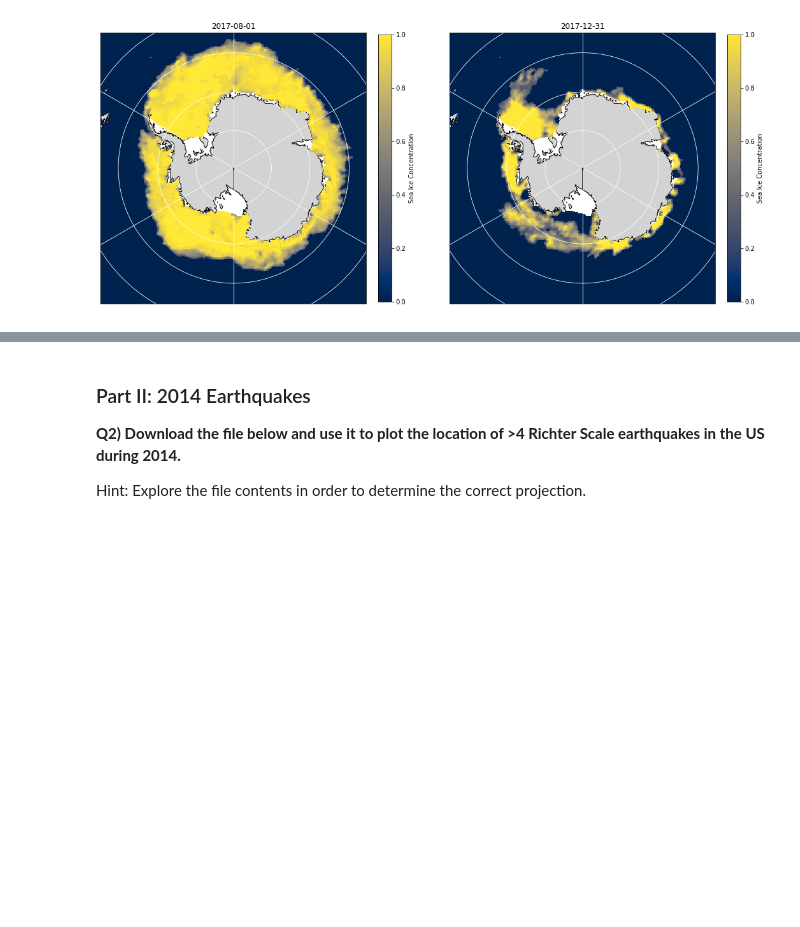
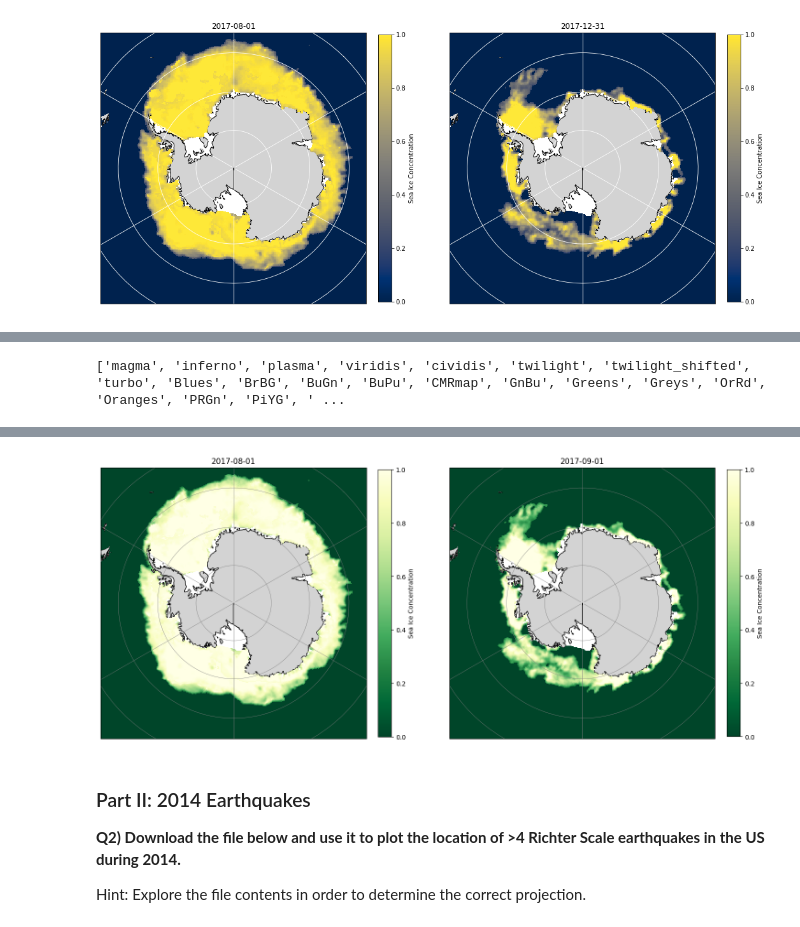
Before and after one commit to MarcoZanine/2024_Intro_Python, a Jupyter notebook: W2_S2.ipynb, the cells around one changed output, grey strips where cells are left out. Saved outputs shown, nothing was run; the diff lists cells and outputs as text; code cells hidden in the pictures; blank space fills up the shorter version.

```diff
--- a/W2_S2.ipynb
+++ b/W2_S2.ipynb
@@ -191,19 +240,24 @@ ModuleNotFoundError: No module named 'netCDF4'
+# %%
+print(plt.colormaps())
+# %% [output]
+['magma', 'inferno', 'plasma', 'viridis', 'cividis', 'twilight', 'twilight_shifted', 'turbo', 'Blues', 'BrBG', 'BuGn', 'BuPu', 'CMRmap', 'GnBu', 'Greens', 'Greys', 'OrRd', 'Oranges', 'PRGn', 'PiYG', ' ...
 # %%
+!pip install --upgrade cartopy
 import matplotlib.pyplot as plt
 #import cartopy.feature as cfeature
 import numpy as np
 
-fig,ax = plt.subplots(_,_,figsize=(18, 12),subplot_kw={'projection': ccrs.___________________()})
+fig,ax = plt.subplots(1,2,figsize=(18, 12),subplot_kw={'projection': ccrs.SouthPolarStereo()})
 # The rest doesn't change:
-ax[_].set_extent([-180, 180, -90, -55], ccrs.PlateCarree())
+ax[0].set_extent([-180, 180, -90, -55], ccrs.PlateCarree())
 
 ######################################################################################################################################################
 # Add Land and gridlines
 # Hint: Check edgecolor to show coast, and facecolor to color the continent
 # Hint: https://matplotlib.org/stable/gallery/color/named_colors.html for the names of the colors available
 ######################################################################################################################################################
-ax[_].______________(cartopy.______.____, edgecolor='___',facecolor='________')
-ax[_].gridlines(lw=_,color='_')
+ax[0].add_feature(cartopy.feature.LAND, edgecolor='black',facecolor='lightgray')
+ax[0].gridlines(lw=0.5,color='gray')
 ######################################################################################################################################################
 # Add Contours
 # Hint: X (Y) data in the pcolormesh should be the longitude and latitude of the sea ice data.
@@ -211,15 +265,18 @@ ax[_].gridlines(lw=_,color='_')
 # Hint: longitude and latitude can be accessed with seaice1.variables['longitude'][:], seaice1.variables['latitude'][:]
 # Hint: Check this website: https://matplotlib.org/stable/tutorials/colors/colormaps.html for available colormaps
 ######################################################################################################################################################
-____ = ax[0].pcolormesh(___________, ____________, np.ma.masked_greater(var_toplot1[_________],1), transform=__________,vmin=0,vmax=1,cmap=____)
-plt.colorbar(____,ax=ax[_],fraction=0.046, pad=0.04,____='__________________')
-ax[_].set_title('2017-08-01')
+# The transform keyword argument should be set to ccrs.PlateCarree()
+CS = ax[0].pcolormesh(seaice1.variables['longitude'][:], seaice1.variables['latitude'][:], np.ma.masked_greater(var_toplot1[0],1), transform=ccrs.PlateCarree(),vmin=0,vmax=1,cmap='YlGn_r')
+plt.colorbar(CS,ax=ax[0],fraction=0.046, pad=0.04,label='Sea Ice Concentration')
+ax[0].set_title('2017-08-01')
 
-ax[_].set_extent([-180, 180, -90, -55], ccrs.PlateCarree())
-ax[_].add_feature(cartopy._______._________, edgecolor='______',facecolor='_______________')
-ax[_].gridlines(lw=_,color='____')
+ax[1].set_extent([-180, 180, -90, -55], ccrs.PlateCarree())
+ax[1].add_feature(cartopy.feature.LAND, edgecolor='black',facecolor='lightgray')
+ax[1].gridlines(lw=0.5,color='gray') # Assuming lw should be 0.5, similar to ax[0]
 
-____ = ax[____].pcolormesh(____, ____, np.ma.masked_greater(var_toplot2[____],1), transform=____,vmin=0,vmax=1,cmap=____)
-plt.colorbar(____,ax=__________________,label='__________________',fraction=0.046, pad=0.04)
-ax[____].set_title('__________________')
+# The transform keyword argument should be set to ccrs.PlateCarree()
+CS2 = ax[1].pcolormesh(seaice1.variables['longitude'][:], seaice1.variables['latitude'][:], np.ma.masked_greater(var_toplot2[0],1), transform=ccrs.PlateCarree(),vmin=0,vmax=1,cmap='YlGn_r')
+plt.colorbar(CS2,ax=ax[1],label='Sea Ice Concentration',fraction=0.046, pad=0.04)
+ax[1].set_title('2017-09-01') # Replace with the correct date
 plt.show()
+# %% [output]
@@ -226,3 +299,4 @@ plt.show()
+[figure, added]
 # %% [markdown]
 ### Part II: 2014 Earthquakes
 **Q2) Download the file below and use it to plot the location of >4 Richter Scale earthquakes in the US during 2014.**
```
Also changed, not shown: parts of 5 cells of this notebook.
